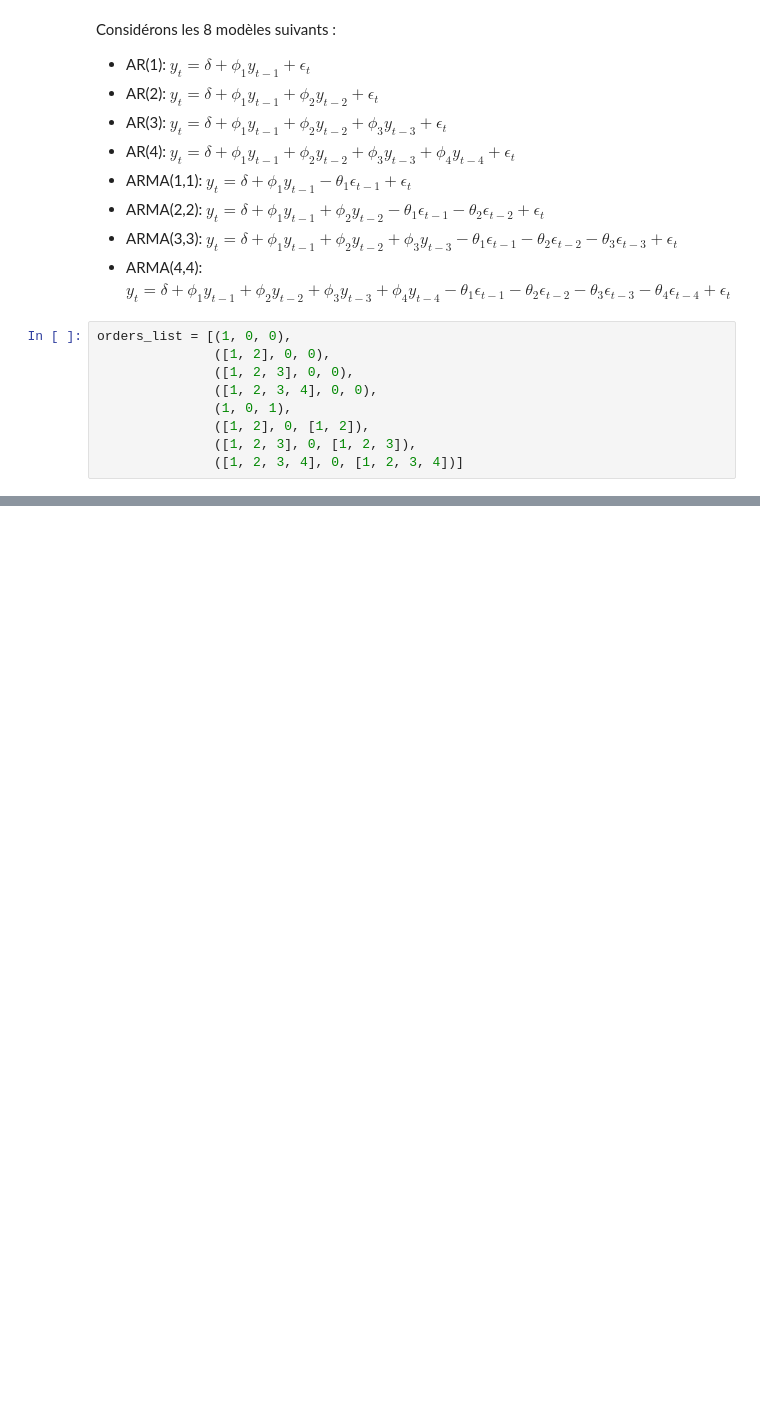
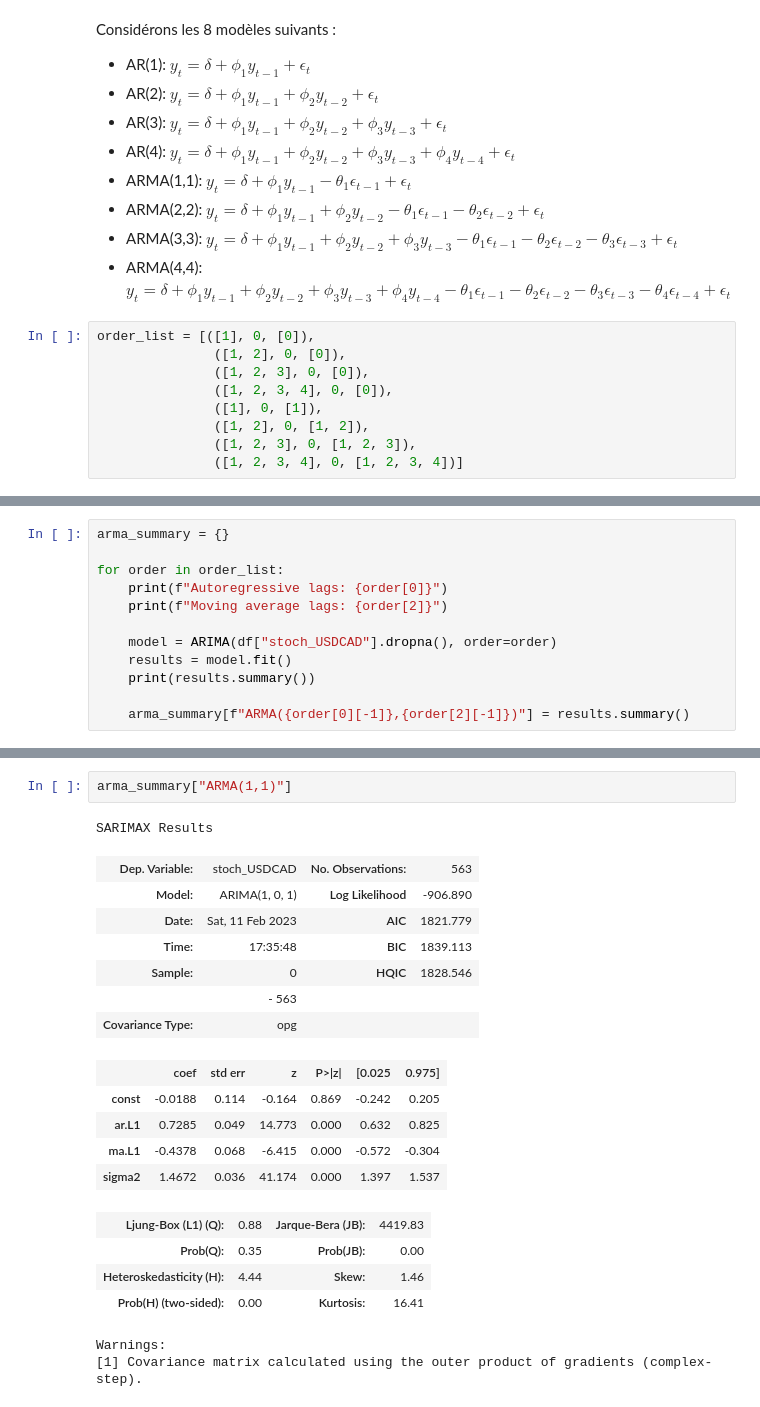
Before and after one commit to Thomas4390/econometrics_tp1, a Jupyter notebook: tp1.ipynb, the cells around one changed output, grey strips where cells are left out. Saved outputs shown, nothing was run; the diff lists cells and outputs as text; blank space fills up the shorter version.

```diff
--- a/tp1.ipynb
+++ b/tp1.ipynb
@@ -182,11 +185,11 @@ Considérons les 8 modèles suivants :
 - ARMA(3,3): $y_t = \delta + \phi_1 y_{t-1} + \phi_2 y_{t-2} + \phi_3 y_{t-3} - \theta_1 \epsilon_{t-1} - \theta_2 \epsilon_{t-2} - \theta_3 \epsilon_{t-3} + \epsilon_t$
 - ARMA(4,4): $y_t = \delta + \phi_1 y_{t-1} + \phi_2 y_{t-2} + \phi_3 y_{t-3} + \phi_4 y_{t-4} - \theta_1 \epsilon_{t-1} - \theta_2 \epsilon_{t-2} - \theta_3 \epsilon_{t-3} - \theta_4 \epsilon_{t-4} + \epsilon_t$
 # %%
-orders_list = [(1, 0, 0),
-               ([1, 2], 0, 0),
-               ([1, 2, 3], 0, 0),
-               ([1, 2, 3, 4], 0, 0),
-               (1, 0, 1),
+order_list = [([1], 0, [0]),
+               ([1, 2], 0, [0]),
+               ([1, 2, 3], 0, [0]),
+               ([1, 2, 3, 4], 0, [0]),
+               ([1], 0, [1]),
                ([1, 2], 0, [1, 2]),
                ([1, 2, 3], 0, [1, 2, 3]),
                ([1, 2, 3, 4], 0, [1, 2, 3, 4])]
@@ -237,0 +196,12 @@ Warnings:
+# %%
+arma_summary = {}
+
+for order in order_list:
+    print(f"Autoregressive lags: {order[0]}")
+    print(f"Moving average lags: {order[2]}")
+
+    model = ARIMA(df["stoch_USDCAD"].dropna(), order=order)
+    results = model.fit()
+    print(results.summary())
+
+    arma_summary[f"ARMA({order[0][-1]},{order[2][-1]})"] = results.summary()
@@ -237,0 +226,22 @@ Warnings:
+# %%
+arma_summary["ARMA(1,1)"]
+# %% [output]
+SARIMAX Results
+| Dep. Variable: | stoch_USDCAD | No. Observations: | 563 |
+| Model: | ARIMA(1, 0, 1) | Log Likelihood | -906.890 |
+| Date: | Sat, 11 Feb 2023 | AIC | 1821.779 |
+| Time: | 17:35:48 | BIC | 1839.113 |
+| Sample: | 0 | HQIC | 1828.546 |
+|  | - 563 |  |  |
+| Covariance Type: | opg |  |  |
+|  | coef | std err | z | P>|z| | [0.025 | 0.975] |
+| const | -0.0188 | 0.114 | -0.164 | 0.869 | -0.242 | 0.205 |
+| ar.L1 | 0.7285 | 0.049 | 14.773 | 0.000 | 0.632 | 0.825 |
+| ma.L1 | -0.4378 | 0.068 | -6.415 | 0.000 | -0.572 | -0.304 |
+| sigma2 | 1.4672 | 0.036 | 41.174 | 0.000 | 1.397 | 1.537 |
+| Ljung-Box (L1) (Q): | 0.88 | Jarque-Bera (JB): | 4419.83 |
+| Prob(Q): | 0.35 | Prob(JB): | 0.00 |
+| Heteroskedasticity (H): | 4.44 | Skew: | 1.46 |
+| Prob(H) (two-sided): | 0.00 | Kurtosis: | 16.41 |
+Warnings:
+[1] Covariance matrix calculated using the outer product of gradients (complex-step).
```
Also changed, not shown: parts of 6 cells of this notebook.
